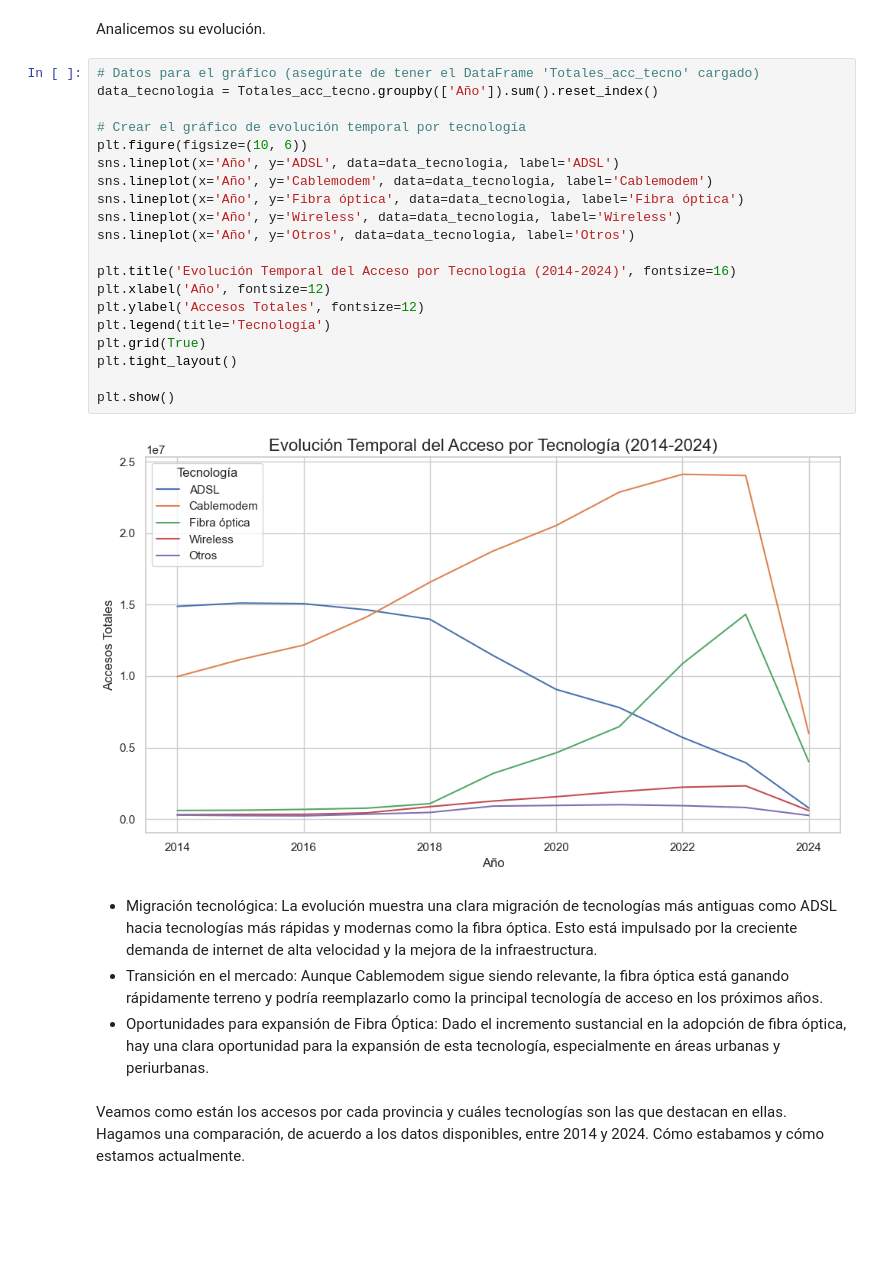
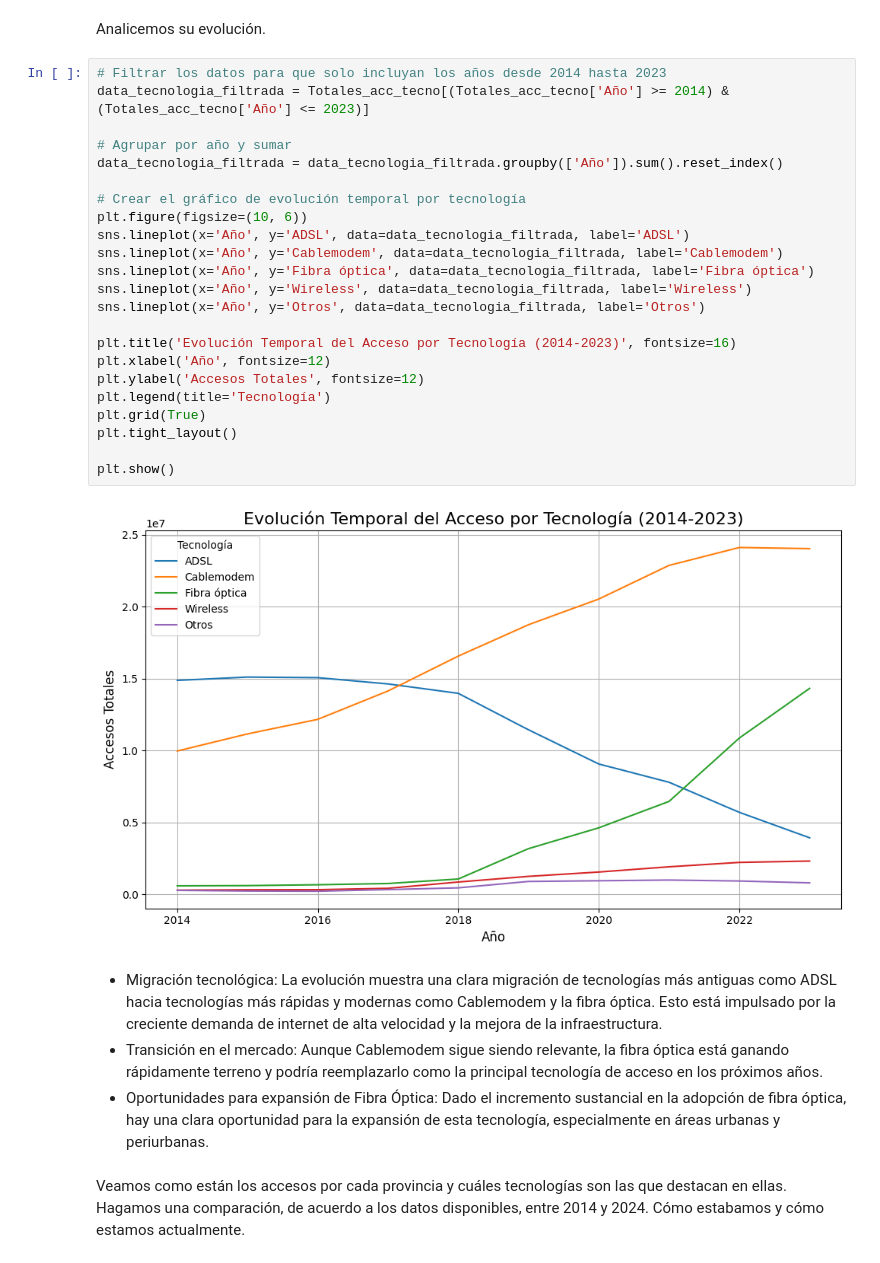
Before and after one commit to Melbutus/Data_Analyst_Telecomunicaciones, a Jupyter notebook: EDA.ipynb, the cells around one changed output. Cells and saved outputs as stored; diff of their text form; blank space fills up the shorter version.

```diff
--- a/EDA.ipynb
+++ b/EDA.ipynb
@@ -318,29 +318,32 @@ plt.show()
 # %% [markdown]
 Analicemos su evolución.
 # %%
-# Datos para el gráfico (asegúrate de tener el DataFrame 'Totales_acc_tecno' cargado)
-data_tecnologia = Totales_acc_tecno.groupby(['Año']).sum().reset_index()
+# Filtrar los datos para que solo incluyan los años desde 2014 hasta 2023
+data_tecnologia_filtrada = Totales_acc_tecno[(Totales_acc_tecno['Año'] >= 2014) & (Totales_acc_tecno['Año'] <= 2023)]
+
+# Agrupar por año y sumar
+data_tecnologia_filtrada = data_tecnologia_filtrada.groupby(['Año']).sum().reset_index()
 
 # Crear el gráfico de evolución temporal por tecnología
 plt.figure(figsize=(10, 6))
-sns.lineplot(x='Año', y='ADSL', data=data_tecnologia, label='ADSL')
-sns.lineplot(x='Año', y='Cablemodem', data=data_tecnologia, label='Cablemodem')
-sns.lineplot(x='Año', y='Fibra óptica', data=data_tecnologia, label='Fibra óptica')
-sns.lineplot(x='Año', y='Wireless', data=data_tecnologia, label='Wireless')
-sns.lineplot(x='Año', y='Otros', data=data_tecnologia, label='Otros')
+sns.lineplot(x='Año', y='ADSL', data=data_tecnologia_filtrada, label='ADSL')
+sns.lineplot(x='Año', y='Cablemodem', data=data_tecnologia_filtrada, label='Cablemodem')
+sns.lineplot(x='Año', y='Fibra óptica', data=data_tecnologia_filtrada, label='Fibra óptica')
+sns.lineplot(x='Año', y='Wireless', data=data_tecnologia_filtrada, label='Wireless')
+sns.lineplot(x='Año', y='Otros', data=data_tecnologia_filtrada, label='Otros')
 
-plt.title('Evolución Temporal del Acceso por Tecnología (2014-2024)', fontsize=16)
+plt.title('Evolución Temporal del Acceso por Tecnología (2014-2023)', fontsize=16)
 plt.xlabel('Año', fontsize=12)
 plt.ylabel('Accesos Totales', fontsize=12)
 plt.legend(title='Tecnología')
 plt.grid(True)
 plt.tight_layout()
 
 plt.show()
 # %% [output]
-[figure, old version]
+[figure, new version]
 # %% [markdown]
-- Migración tecnológica: La evolución muestra una clara migración de tecnologías más antiguas como ADSL hacia tecnologías más rápidas y modernas como la fibra óptica. Esto está impulsado por la creciente demanda de internet de alta velocidad y la mejora de la infraestructura.
+- Migración tecnológica: La evolución muestra una clara migración de tecnologías más antiguas como ADSL hacia tecnologías más rápidas y modernas como Cablemodem y la fibra óptica. Esto está impulsado por la creciente demanda de internet de alta velocidad y la mejora de la infraestructura.
 - Transición en el mercado: Aunque Cablemodem sigue siendo relevante, la fibra óptica está ganando rápidamente terreno y podría reemplazarlo como la principal tecnología de acceso en los próximos años.
 - Oportunidades para expansión de Fibra Óptica: Dado el incremento sustancial en la adopción de fibra óptica, hay una clara oportunidad para la expansión de esta tecnología, especialmente en áreas urbanas y periurbanas.
 # %% [markdown]
```
Also changed, not shown: parts of 7 cells of this notebook.
